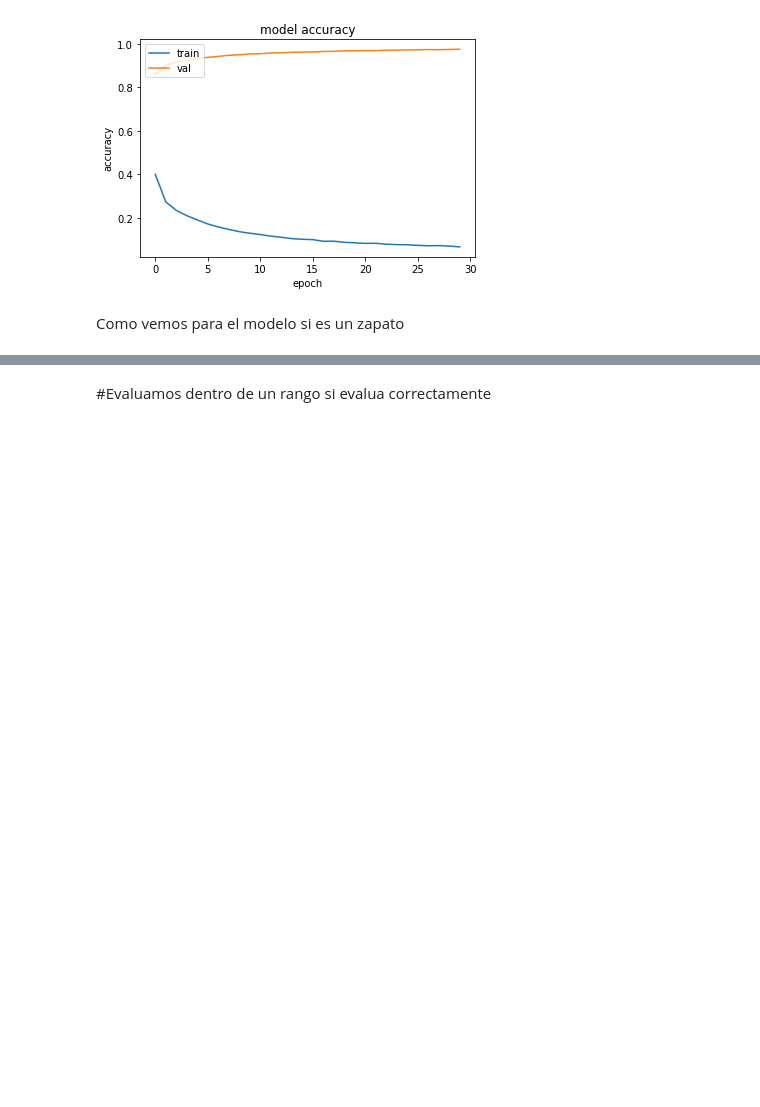
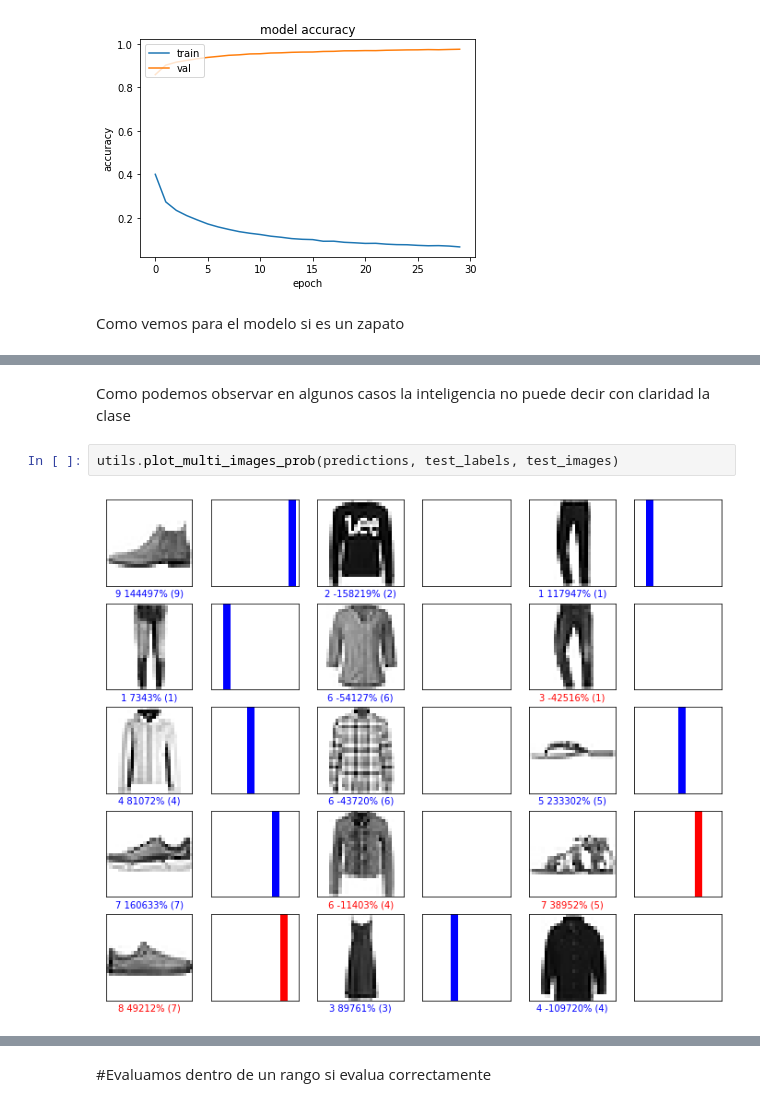
Before and after one commit to vale314/GLAMUR-IA, a Jupyter notebook: GLAMUR01.ipynb, the cells around one changed output, grey strips where cells are left out. Cells and saved outputs as stored; diff of their text form; blank space fills up the shorter version.

```diff
--- a/GLAMUR01.ipynb
+++ b/GLAMUR01.ipynb
@@ -258,0 +260,6 @@ utils.plot_image_and_prob(predictions, test_labels, test_images, i=index)
+# %% [markdown]
+Como podemos observar en algunos casos la inteligencia no puede decir con claridad la clase
+# %%
+utils.plot_multi_images_prob(predictions, test_labels, test_images)
+# %% [output]
+[figure, added]
```
Also changed, not shown: parts of 3 cells of this notebook.
